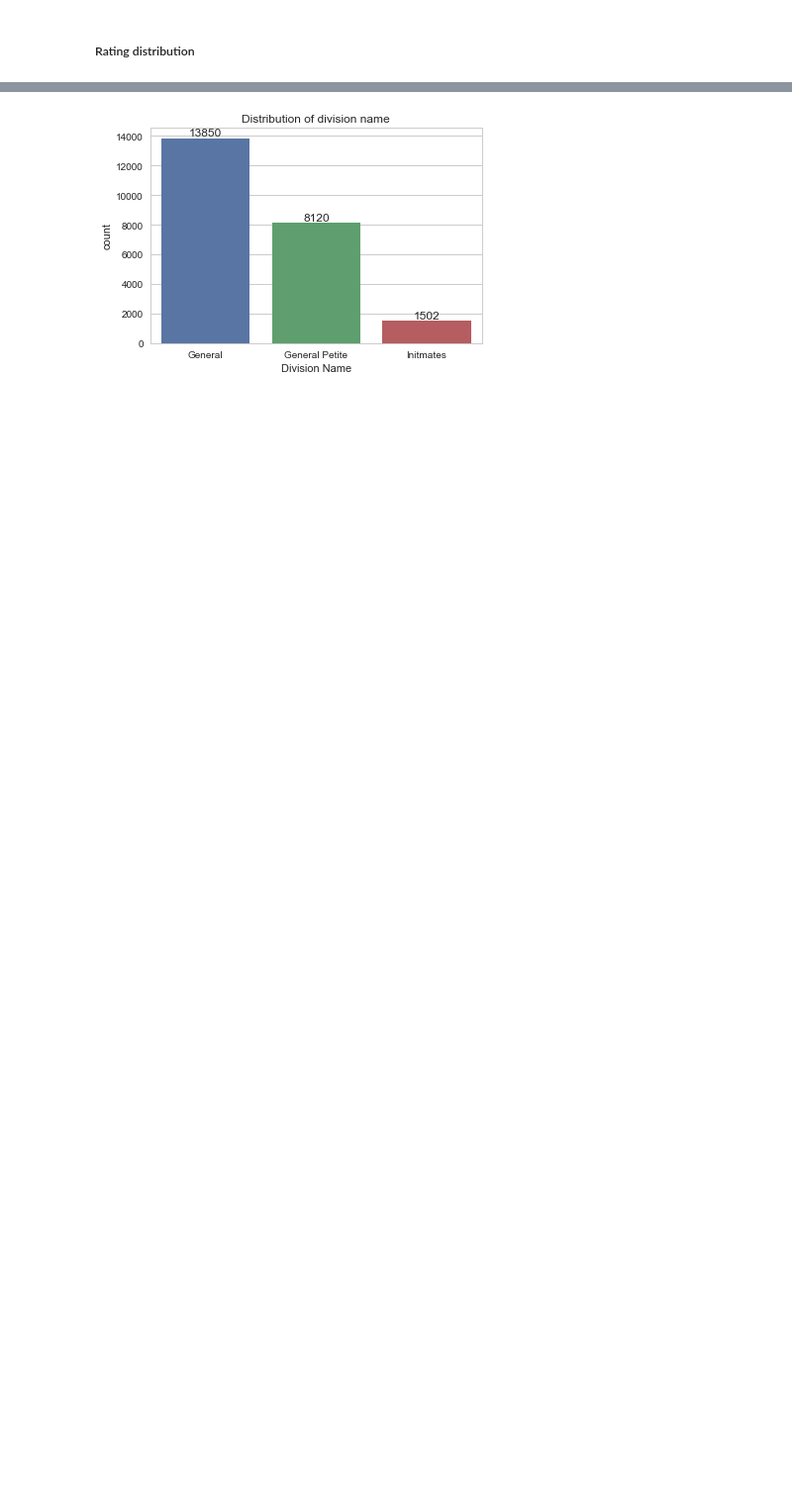
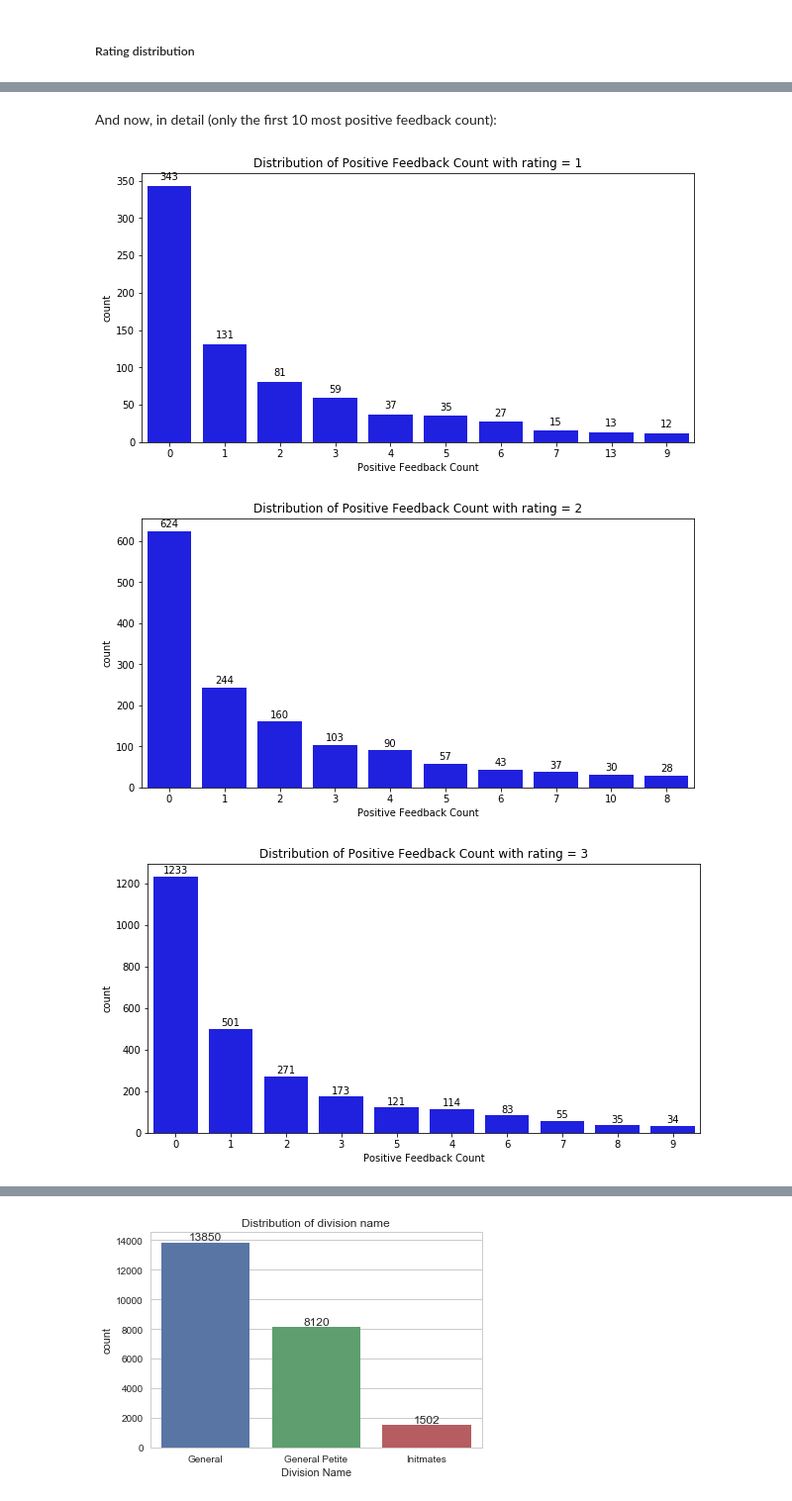
Before and after one commit to LisaB83/Analysis-on-e-commerce-reviews, a Jupyter notebook: Capstone_Project_EDA.ipynb, the cells around one changed output, grey strips where cells are left out. Shown at 99% size. Drawn from its saved outputs; the diff is of its cells as text; code cells hidden in the pictures; blank space fills up the shorter version.

```diff
--- a/Capstone_Project_EDA.ipynb
+++ b/Capstone_Project_EDA.ipynb
@@ -372,0 +154,66 @@ Text(0.5,1,'Distribution of rating')
+# %% [markdown]
+And now, in detail (only the first 10 most positive feedback count):
+# %%
+plt.subplots(figsize=(10,5))
+data = rev[rev.Rating == 1]
+ax = sns.countplot(x = 'Positive Feedback Count', data = data, color ='blue', order = data['Positive Feedback Count'].value_counts().head(10).index)
+plt.title('Distribution of Positive Feedback Count with rating = 1')
+x=data['Positive Feedback Count'].value_counts()
+rects = ax.patches
+labels = x.values
+for rect, label in zip(rects, labels):
+    height = rect.get_height()
+    ax.text(rect.get_x() + rect.get_width()/2, height + 5, label, ha='center', va='bottom')
+plt.show()
+
+plt.subplots(figsize=(10,5))
+data = rev[rev.Rating == 2]
+ax = sns.countplot(x = 'Positive Feedback Count', data = data, color ='blue', order = data['Positive Feedback Count'].value_counts().head(10).index)
+plt.title('Distribution of Positive Feedback Count with rating = 2')
+x=data['Positive Feedback Count'].value_counts()
+rects = ax.patches
+labels = x.values
+for rect, label in zip(rects, labels):
+    height = rect.get_height()
+    ax.text(rect.get_x() + rect.get_width()/2, height + 5, label, ha='center', va='bottom')
+plt.show()
+
+plt.subplots(figsize=(10,5))
+data = rev[rev.Rating == 3]
+ax = sns.countplot(x = 'Positive Feedback Count', data = data,color ='blue', order = data['Positive Feedback Count'].value_counts().head(10).index)
+plt.title('Distribution of Positive Feedback Count with rating = 3')
+x=data['Positive Feedback Count'].value_counts()
+rects = ax.patches
+labels = x.values
+for rect, label in zip(rects, labels):
+    height = rect.get_height()
+    ax.text(rect.get_x() + rect.get_width()/2, height + 5, label, ha='center', va='bottom')
+plt.show()
+
+plt.subplots(figsize=(10,5))
+data = rev[rev.Rating == 4]
+ax = sns.countplot(x = 'Positive Feedback Count', data = data,color ='blue', order = data['Positive Feedback Count'].value_counts().head(10).index)
+plt.title('Distribution of Positive Feedback Count with rating = 4')
+x=data['Positive Feedback Count'].value_counts()
+rects = ax.patches
+labels = x.values
+for rect, label in zip(rects, labels):
+    height = rect.get_height()
+    ax.text(rect.get_x() + rect.get_width()/2, height + 5, label, ha='center', va='bottom')
+plt.show()
+
+plt.subplots(figsize=(10,5))
+data = rev[rev.Rating == 5]
+ax = sns.countplot(x = 'Positive Feedback Count', data = data,color ='blue', order = data['Positive Feedback Count'].value_counts().head(10).index)
+plt.title('Distribution of Positive Feedback Count with rating = 5')
+x=data['Positive Feedback Count'].value_counts()
+rects = ax.patches
+labels = x.values
+for rect, label in zip(rects, labels):
+    height = rect.get_height()
+    ax.text(rect.get_x() + rect.get_width()/2, height + 5, label, ha='center', va='bottom')
+plt.show()
+# %% [output]
+[figure, added]
+[figure, added]
+[figure, added]
```
Also changed, not shown: parts of 98 cells of this notebook.
